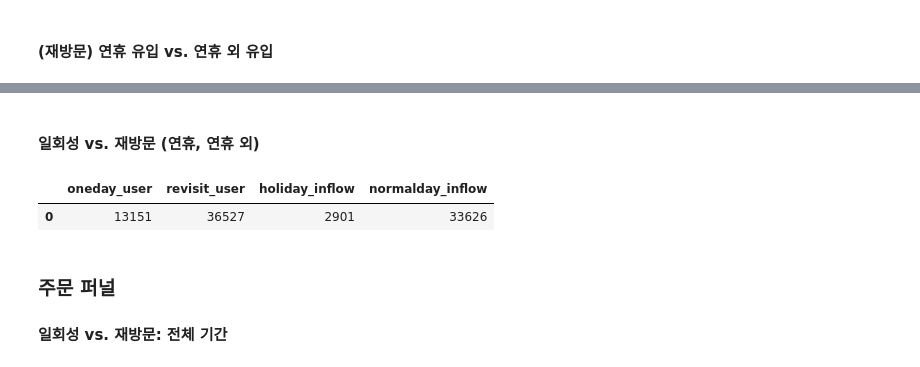
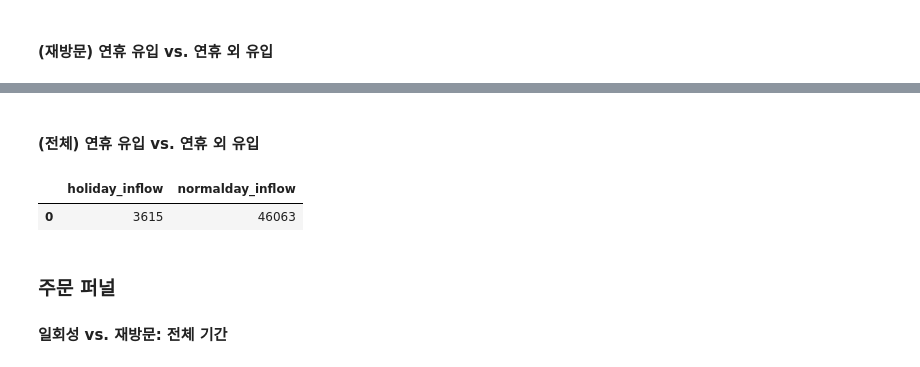
Before and after one commit to claire-1125/Foodie_Express_Analysis, a Jupyter notebook: foodie_viz.ipynb, the cells around one changed output, grey strips where cells are left out. Saved outputs shown, nothing was run; the diff lists cells and outputs as text; code cells hidden in the pictures.

```diff
--- a/foodie_viz.ipynb
+++ b/foodie_viz.ipynb
@@ -1498,5 +1506,5 @@ fig.show()
 # %% [markdown]
-#### 일회성 vs. 재방문 (연휴, 연휴 외)
+#### (전체) 연휴 유입 vs. 연휴 외 유입
 # %%
 sql = f"""
 WITH dau_list AS (
@@ -1533,70 +1541,39 @@ WITH dau_list AS (
   FROM dau_vs_order_user
   WHERE order_ratio > 30
 )
-, revisit_user_logs AS (
-  -- 재방문 유저 로그
-  SELECT
-    *
-  FROM advanced.app_logs_cleaned_target
-  WHERE 1=1
-  AND user_pseudo_id NOT IN (
-    SELECT user_pseudo_id
-    FROM advanced.app_logs_target_visit_seg
-    WHERE visit_interval_cat = 'one_day'
-  )
-)
 , result AS (
-  -- 일회성 유저 13151명
-  SELECT
-    visit_interval_cat AS user_segment,
-    user_pseudo_id,
-  FROM advanced.app_logs_target_visit_seg
-  WHERE visit_interval_cat = 'one_day'
-
-  UNION DISTINCT
-
-  -- 재방문 유저
-  SELECT DISTINCT
-    'revisit' AS user_segment,
-    user_pseudo_id
-  FROM revisit_user_logs
-
-  UNION DISTINCT
-
-  -- 연휴 유입 2901명
+  -- 연휴 유입 3615명
   SELECT
     'holiday' AS user_segment,
     user_pseudo_id,
-  FROM revisit_user_logs
+  FROM advanced.app_logs_cleaned_target
   GROUP BY user_pseudo_id
   HAVING MIN(event_date) IN (SELECT holiday_date FROM holiday)
 
   UNION DISTINCT
 
-  -- 연휴 외 유입 33626명
+  -- 연휴 외 유입 46063명
   SELECT
     'normalday' AS user_segment,
     user_pseudo_id,
-  FROM revisit_user_logs
+  FROM advanced.app_logs_cleaned_target
   GROUP BY user_pseudo_id
   HAVING MIN(event_date) NOT IN (SELECT holiday_date FROM holiday)
 )
 
 
 SELECT
-  COUNT(DISTINCT IF(user_segment='one_day',user_pseudo_id,NULL)) AS oneday_user,
-  COUNT(DISTINCT IF(user_segment='revisit',user_pseudo_id,NULL)) AS revisit_user,
   COUNT(DISTINCT IF(user_segment='holiday',user_pseudo_id,NULL)) AS holiday_inflow,
   COUNT(DISTINCT IF(user_segment='normalday',user_pseudo_id,NULL)) AS normalday_inflow,
 FROM result
 """
 
 query_job = client.query(sql)
 df_holiday_seg_tot = query_job.to_dataframe()
 df_holiday_seg_tot.head()
 # %% [output]
-|  | oneday_user | revisit_user | holiday_inflow | normalday_inflow |
-| 0 | 13151 | 36527 | 2901 | 33626 |
+|  | holiday_inflow | normalday_inflow |
+| 0 | 3615 | 46063 |
 # %%
 import plotly.graph_objects as go
 
```
Also changed, not shown: parts of 123 cells of this notebook.
